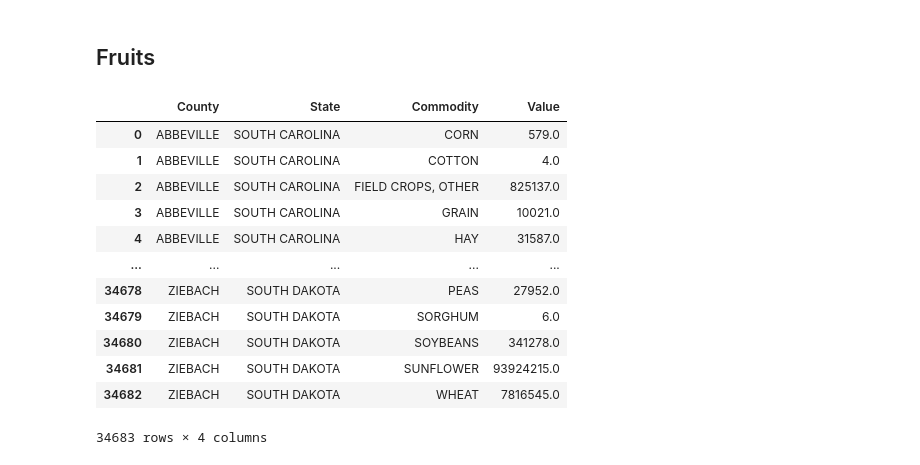
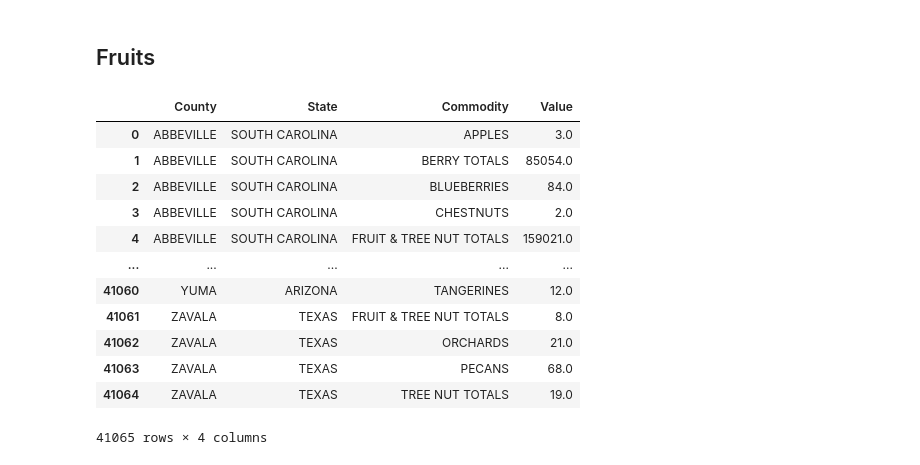
Before and after one commit to pandeysudip/us-agriculture, a Jupyter notebook: data analysis/data_analysis.ipynb, the cells around one changed output. Saved outputs shown, nothing was run; the diff lists cells and outputs as text; code cells hidden in the pictures.

```diff
--- a/data analysis/data_analysis.ipynb
+++ b/data analysis/data_analysis.ipynb
@@ -248,22 +300,22 @@ fruits_list=fruits['Commodity'].unique().tolist()
 # %%
 #value for each comodity with county
-fruits_df=field_crops.groupby(['County', 'State', 'Commodity']).agg({'Value':sum})
+fruits_df=fruits.groupby(['County', 'State', 'Commodity']).agg({'Value':sum})
 fruits_df.reset_index(inplace=True)
 fruits_df
 # %% [output]
 |  | County | State | Commodity | Value |
-| 0 | ABBEVILLE | SOUTH CAROLINA | CORN | 579.0 |
-| 1 | ABBEVILLE | SOUTH CAROLINA | COTTON | 4.0 |
-| 2 | ABBEVILLE | SOUTH CAROLINA | FIELD CROPS, OTHER | 825137.0 |
-| 3 | ABBEVILLE | SOUTH CAROLINA | GRAIN | 10021.0 |
-| 4 | ABBEVILLE | SOUTH CAROLINA | HAY | 31587.0 |
+| 0 | ABBEVILLE | SOUTH CAROLINA | APPLES | 3.0 |
+| 1 | ABBEVILLE | SOUTH CAROLINA | BERRY TOTALS | 85054.0 |
+| 2 | ABBEVILLE | SOUTH CAROLINA | BLUEBERRIES | 84.0 |
+| 3 | ABBEVILLE | SOUTH CAROLINA | CHESTNUTS | 2.0 |
+| 4 | ABBEVILLE | SOUTH CAROLINA | FRUIT & TREE NUT TOTALS | 159021.0 |
 | ... | ... | ... | ... | ... |
-| 34678 | ZIEBACH | SOUTH DAKOTA | PEAS | 27952.0 |
-| 34679 | ZIEBACH | SOUTH DAKOTA | SORGHUM | 6.0 |
-| 34680 | ZIEBACH | SOUTH DAKOTA | SOYBEANS | 341278.0 |
-| 34681 | ZIEBACH | SOUTH DAKOTA | SUNFLOWER | 93924215.0 |
-| 34682 | ZIEBACH | SOUTH DAKOTA | WHEAT | 7816545.0 |
+| 41060 | YUMA | ARIZONA | TANGERINES | 12.0 |
+| 41061 | ZAVALA | TEXAS | FRUIT & TREE NUT TOTALS | 8.0 |
+| 41062 | ZAVALA | TEXAS | ORCHARDS | 21.0 |
+| 41063 | ZAVALA | TEXAS | PECANS | 68.0 |
+| 41064 | ZAVALA | TEXAS | TREE NUT TOTALS | 19.0 |
-34683 rows × 4 columns
+41065 rows × 4 columns
 # %%
 #making state , county captilize
 fruits_df['State']=fruits_df['State'].str.capitalize()
```
Also changed, not shown: parts of 26 cells of this notebook, 7 other files.
